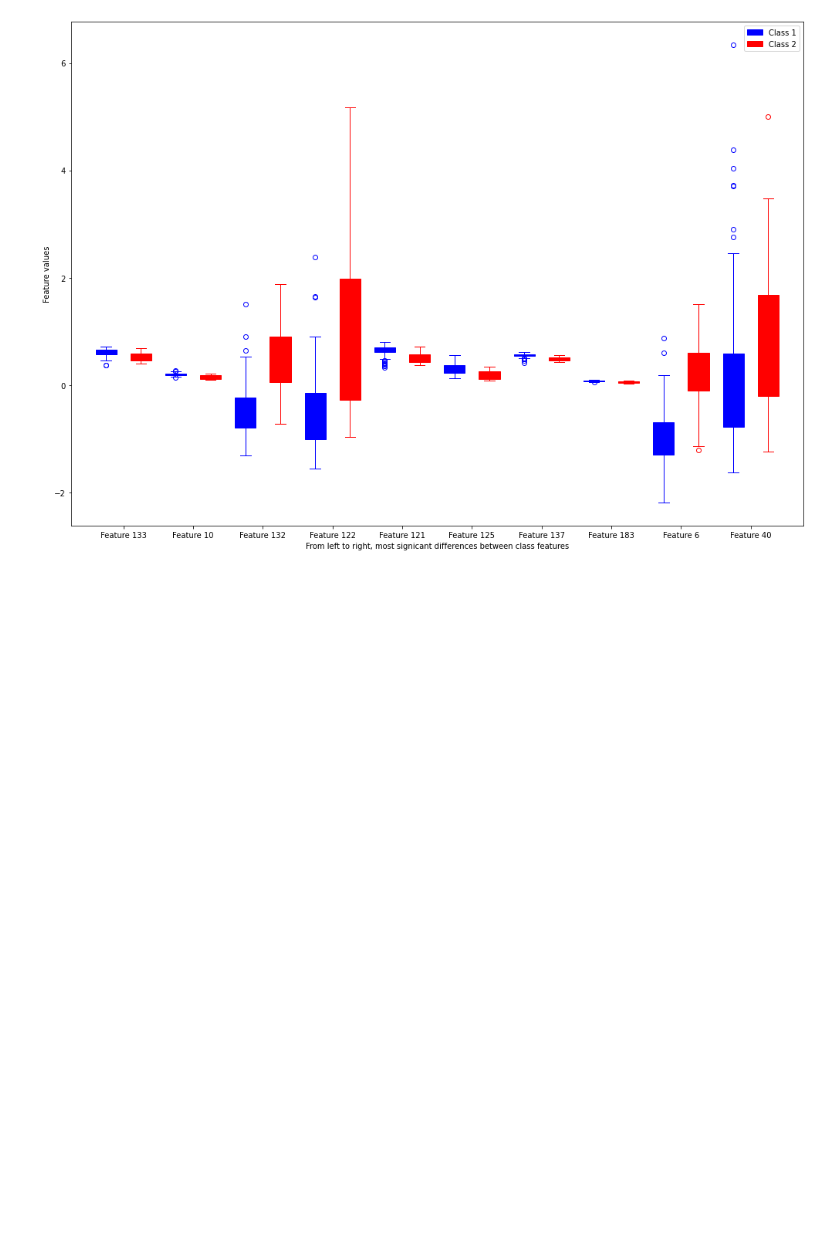
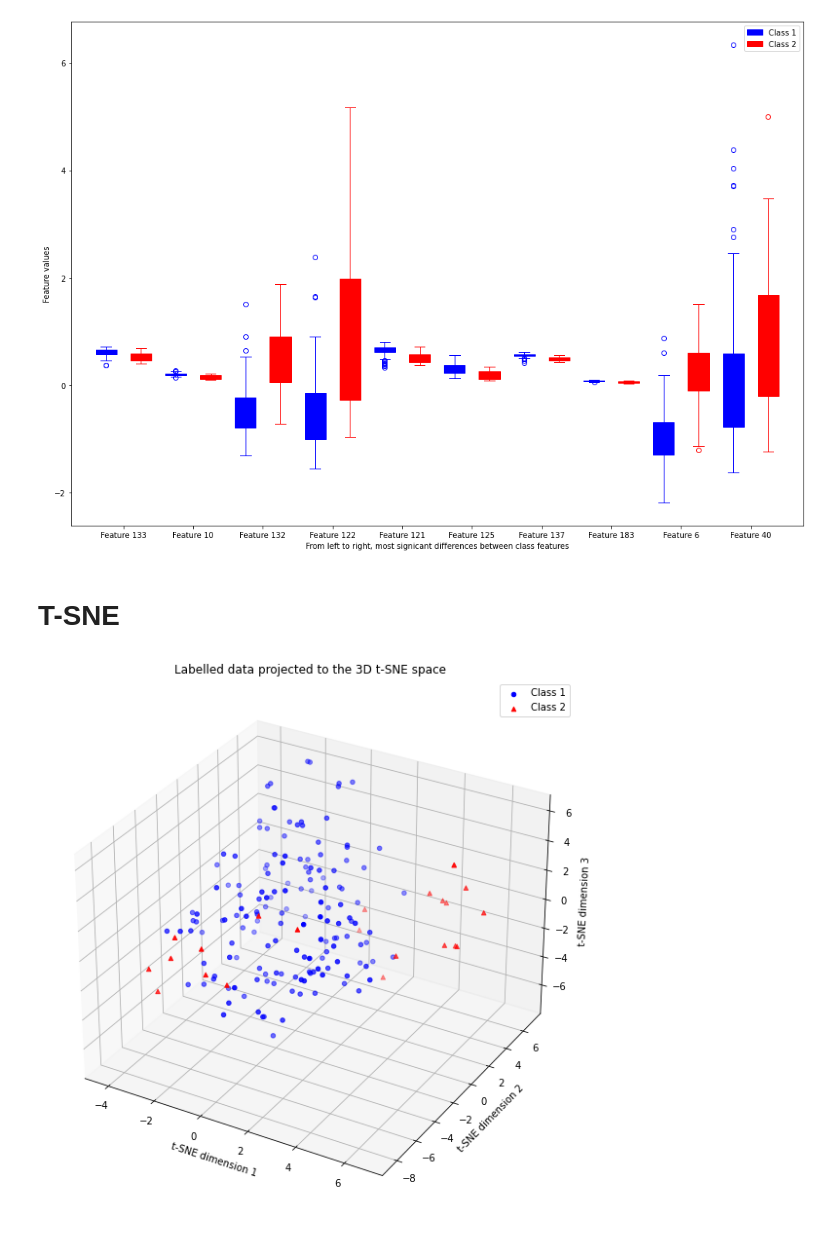
Before and after one commit to mariuscaptari/data-science-coursework, a Jupyter notebook: 3a/3a2/Exploratory_analysis_3a.ipynb, the cells around one changed output. Cells and saved outputs as stored; diff of their text form; code cells hidden in the pictures; blank space fills up the shorter version.

```diff
--- a/3a/3a2/Exploratory_analysis_3a.ipynb
+++ b/3a/3a2/Exploratory_analysis_3a.ipynb
@@ -190,3 +211,31 @@ plt.legend(handles=legend_els, loc="best")
 plt.show()
 # %% [output]
 [figure]
+# %% [markdown]
+# T-SNE
+# %%
+# We define a function as we do t-SNE a lot later on. It depends on variables that are global in this
+# document. Not good practice, but I suppose fine for an exploratory document.
+
+def plot_tsne3d(data: pd.DataFrame, title: str):
+    plt.rcParams['figure.figsize'] = [14, 10]
+
+    fig = plt.figure()
+    ax = fig.add_subplot(projection="3d")
+
+    points_class_1 = tsne.iloc[indices_class_1]
+    points_class_2 = tsne.iloc[indices_class_2]
+    ax.scatter(points_class_1[0], points_class_1[1], points_class_1[2], color='b', marker='o', label="Class 1")
+    ax.scatter(points_class_2[0], points_class_2[1], points_class_2[2], color='r', marker='^', label="Class 2")
+
+    ax.set_xlabel("t-SNE dimension 1")
+    ax.set_ylabel("t-SNE dimension 2")
+    ax.set_zlabel("t-SNE dimension 3")
+    ax.set_title(title)
+    plt.legend()
+    plt.show()
+
+tsne = pd.DataFrame(TSNE(n_components=3, learning_rate='auto', init='random').fit_transform(df))
+plot_tsne3d(tsne, "Labelled data projected to the 3D t-SNE space")
+# %% [output]
+[figure, added]
```
Also changed, not shown: parts of 14 cells of this notebook, 1 other file.
